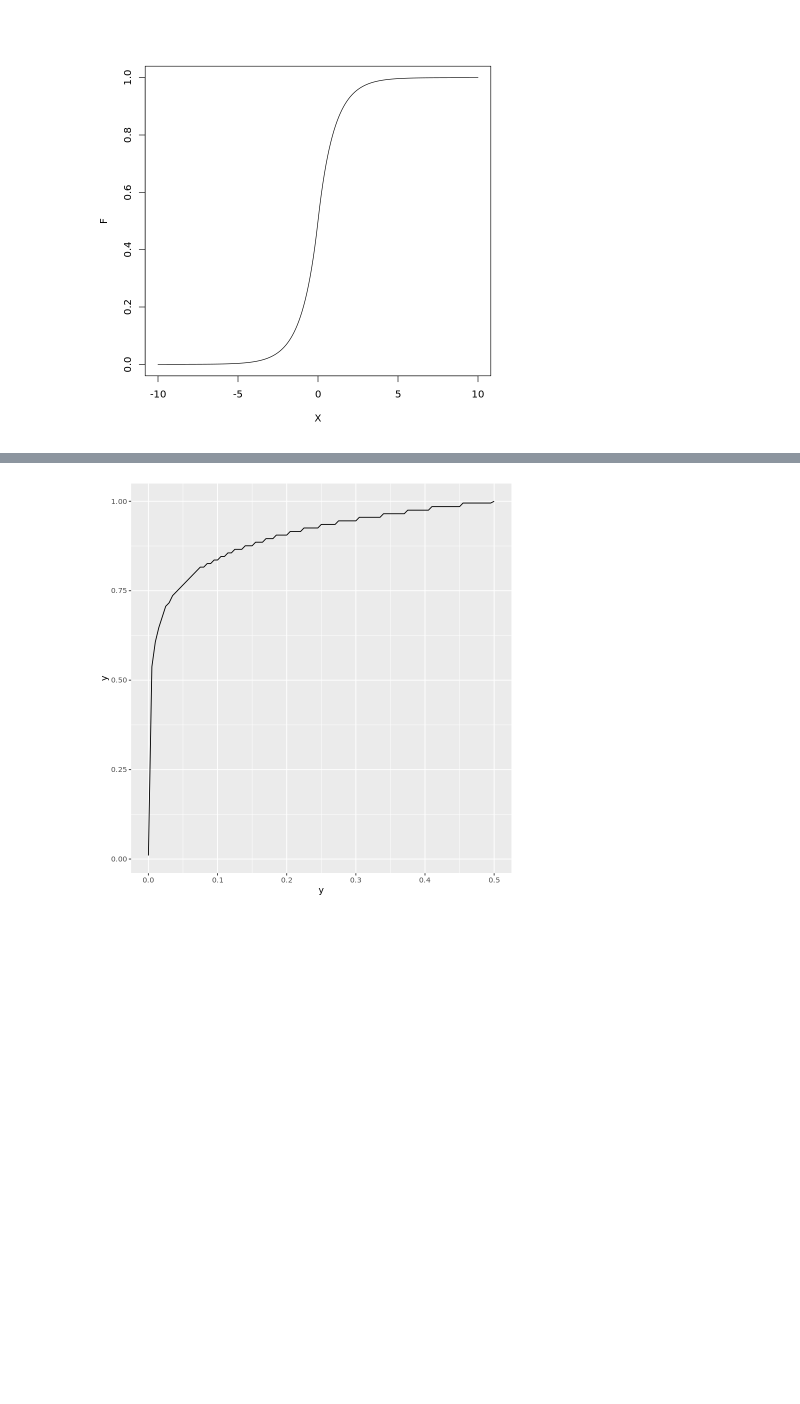
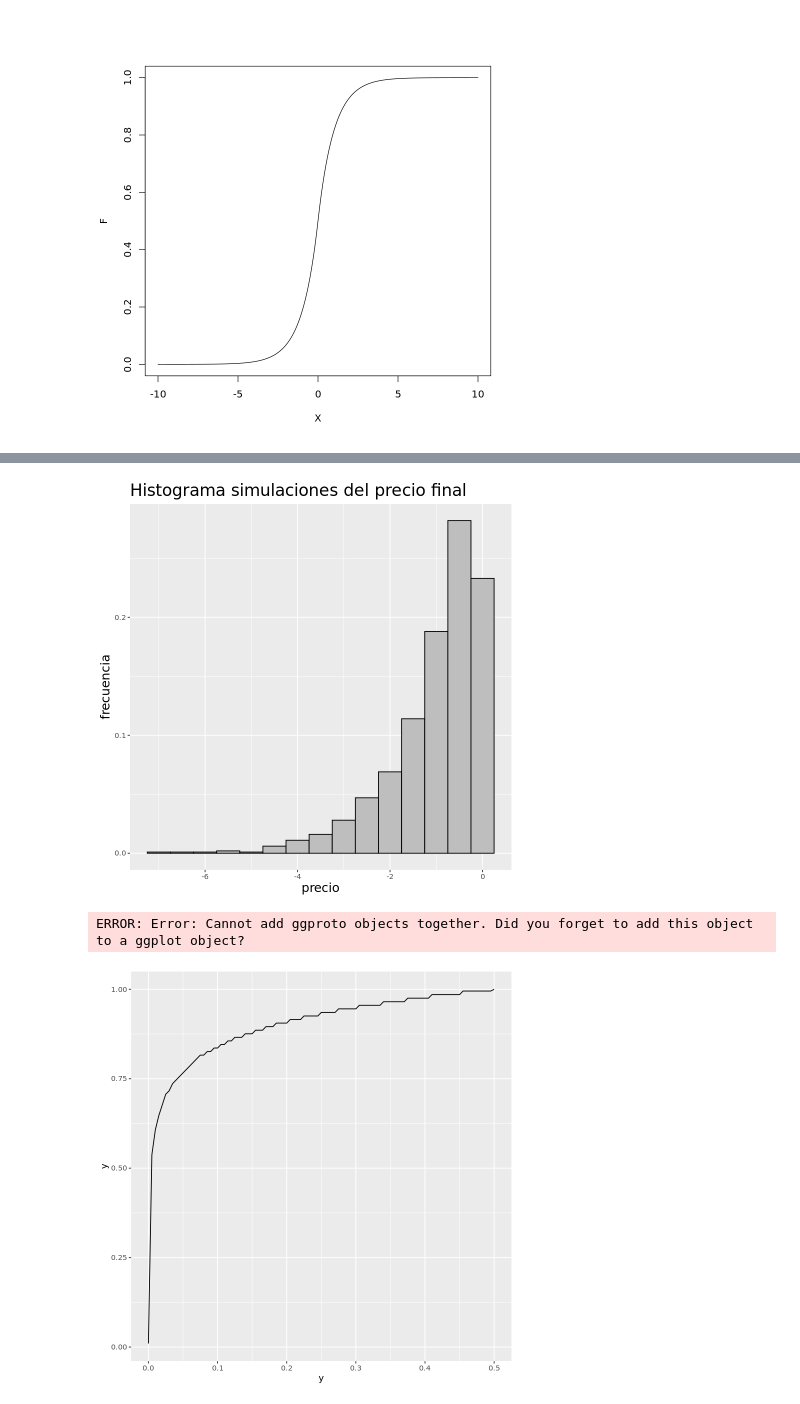
Before and after one commit to cesar-trader/simul_tarea2, a Jupyter notebook: tarea3pregunta1.ipynb, the cells around one changed output, grey strips where cells are left out. Drawn from its saved outputs; the diff is of its cells as text; code cells hidden in the pictures; blank space fills up the shorter version.

```diff
--- a/tarea3pregunta1.ipynb
+++ b/tarea3pregunta1.ipynb
@@ -52,3 +65,17 @@ for (i in 1:length(X)){
 plot(X,F,type='l')
 # %% [output]
 [figure]
+# %%
+sample_uniform = runif(1000, 0, 1)
+# %%
+sample_F = 1:length(sample_uniform)
+for (i in 1:length(sample_uniform)){
+    if (sample_uniform[i]<0.5){
+        sample_F[i] = log(2*sample_uniform[i])
+        }
+    if (sample_uniform[i]>=0.5){
+        sample_F[i]= log(2-2*sample_uniform[i])
+        }
+    }
+# %%
+sample_F_data = data.frame(sample_F)
@@ -55,3 +104,29 @@ plot(X,F,type='l')
+# %%
+bin <- 0.5
+plotfig <- ggplot(sample_F_data,aes(sample_F))+
+        theme(plot.title = element_text(size = 20),
+              axis.title.y=element_text(size = 15),
+              axis.title.x=element_text(size = 15))
+
+p <- plotfig+geom_histogram(aes(y = after_stat(count /(sum(count)))), binwidth=bin, color="black", fill="gray")+
+       labs(x="precio",
+            y="frecuencia",
+            title=paste0("Histograma simulaciones del precio final"))
+
+#p <- p+ geom_vline(aes(xintercept=mean(PT)),
+#            color="blue", linetype="dashed", size=1)
+
+p
+# %% [output]
+[figure, added]
+# %%
+pfin2 = ggplot(sample_F_data,aes(sample_F))+geom_function(fun=ecdf(sample_F))
+         xlim(-10,10)+
+         labs(x="precio",y="F_N(x)",
+              title=paste0("Distr. empírica de lassimulaciones del precio final"))
+pfin2
+# %% [output]
+ERROR: Error: Cannot add ggproto objects together. Did you forget to add this object to a ggplot object?
 # %%
 sample_data <- data.frame(y)
 # %%
```
Also changed, not shown: parts of 3 cells of this notebook.
